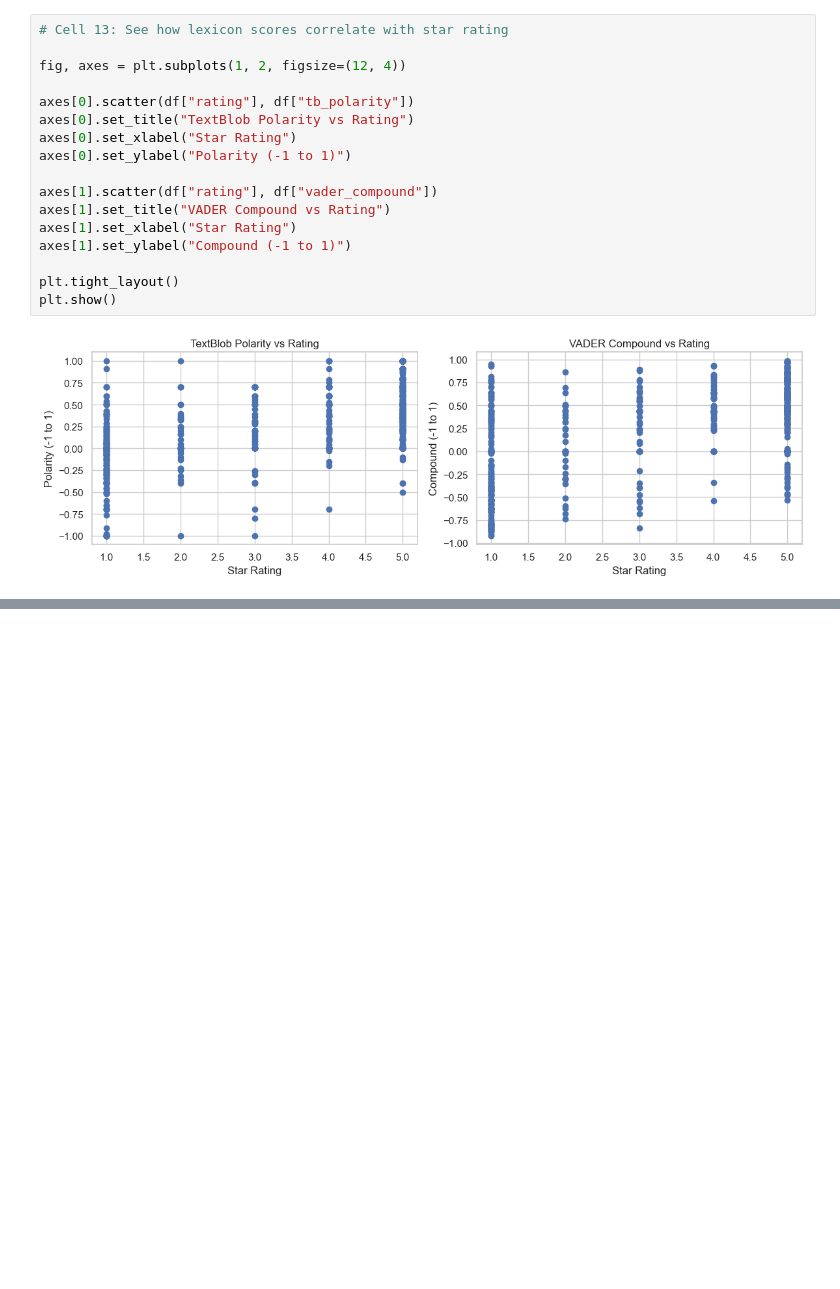
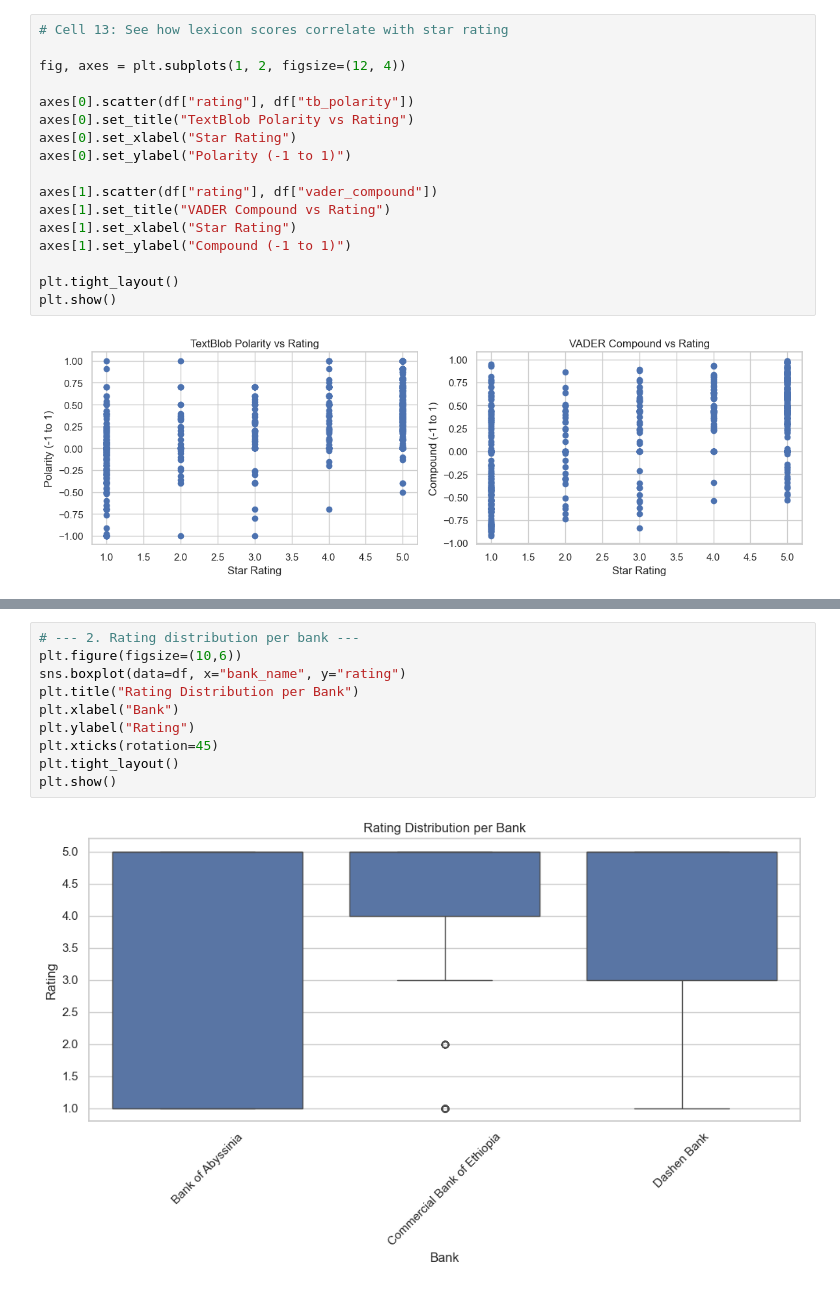
Before and after one commit to eyobedanalyst/Omega_Consultancy-wee-2, a Jupyter notebook: notebooks/Sentiment_demo.ipynb, the cells around one changed output, grey strips where cells are left out. Cells and saved outputs as stored; diff of their text form; blank space fills up the shorter version.

```diff
--- a/notebooks/Sentiment_demo.ipynb
+++ b/notebooks/Sentiment_demo.ipynb
@@ -489,0 +524,12 @@ plt.show()
+# %%
+# --- 2. Rating distribution per bank ---
+plt.figure(figsize=(10,6))
+sns.boxplot(data=df, x="bank_name", y="rating")
+plt.title("Rating Distribution per Bank")
+plt.xlabel("Bank")
+plt.ylabel("Rating")
+plt.xticks(rotation=45)
+plt.tight_layout()
+plt.show()
+# %% [output]
+[figure, added]
```
Also changed, not shown: parts of 4 cells of this notebook, 9 other files.
